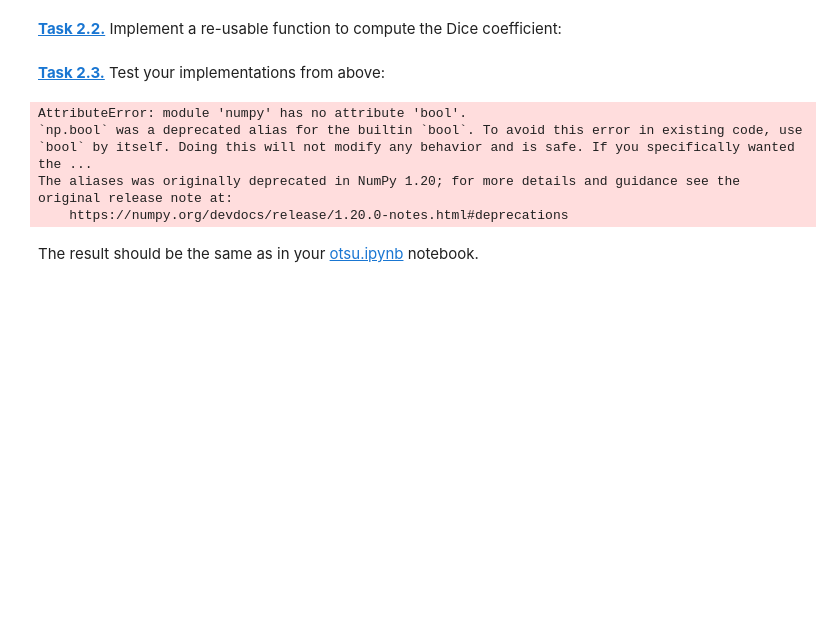
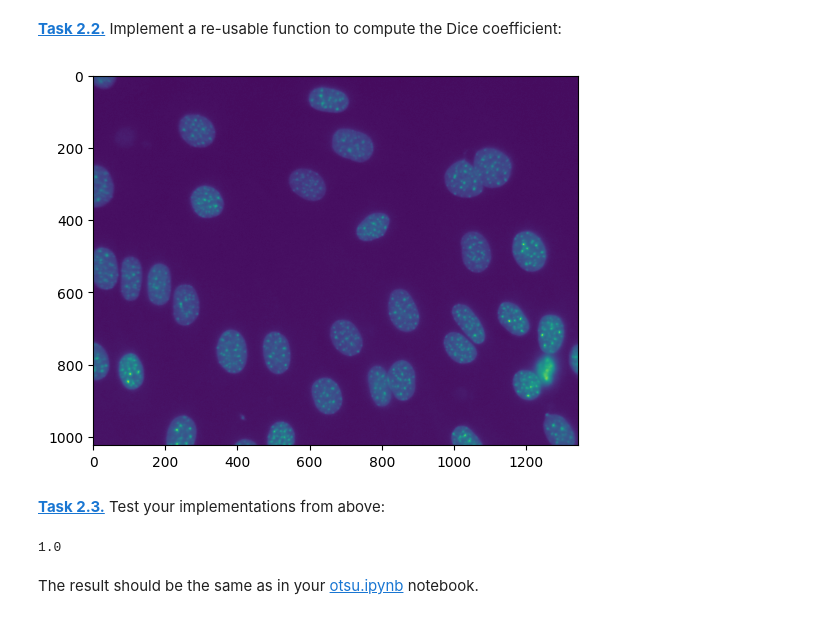
Before and after one commit to UweBuchwaldo/BioinfoRohr, a Jupyter notebook: otsu_batch.ipynb, the cells around one changed output. Drawn from its saved outputs; the diff is of its cells as text; code cells hidden in the pictures; blank space fills up the shorter version.

```diff
--- a/otsu_batch.ipynb
+++ b/otsu_batch.ipynb
@@ -58,23 +58,24 @@ otsu_thresholding(img_ref)
 **[Task 2.2.]()** Implement a re-usable function to compute the Dice coefficient:
 # %%
 img_ref = plt.imread("data/NIH3T3/gt/0.png")
-imgf = plt.imread("data/NIH3T3/im/dna-0.png")
+
+plt.imshow(imgf)
+
 def compute_dice(bin1, bin2):
-    assert bin1.dtype == np.bool
-    assert bin2.dtype == np.bool
+    bin1 = bin1.astype(bool)
+    bin2 = bin2.astype(bool)
 
-    dice = (2*np.sum(bin1*bin2))/(bin1.sum()+bin2.sum())
+    dice = 2 * np.logical_and(bin1, bin2).sum()  / (bin1.sum()  + bin2.sum())
 
     return dice
+# %% [output]
+[figure, added]
 # %% [markdown]
 **[Task 2.3.]()** Test your implementations from above:
 # %%
-compute_dice(img_ref, imgf)
+compute_dice(img_ref, img_ref)
 # %% [output]
-AttributeError: module 'numpy' has no attribute 'bool'.
-`np.bool` was a deprecated alias for the builtin `bool`. To avoid this error in existing code, use `bool` by itself. Doing this will not modify any behavior and is safe. If you specifically wanted the ...
-The aliases was originally deprecated in NumPy 1.20; for more details and guidance see the original release note at:
-    https://numpy.org/devdocs/release/1.20.0-notes.html#deprecations
+1.0
 # %% [markdown]
 The result should be the same as in your [otsu.ipynb](otsu.ipynb) notebook.
 # %% [markdown]
```
Also changed, not shown: parts of 1 cell of this notebook, 1 other file.
